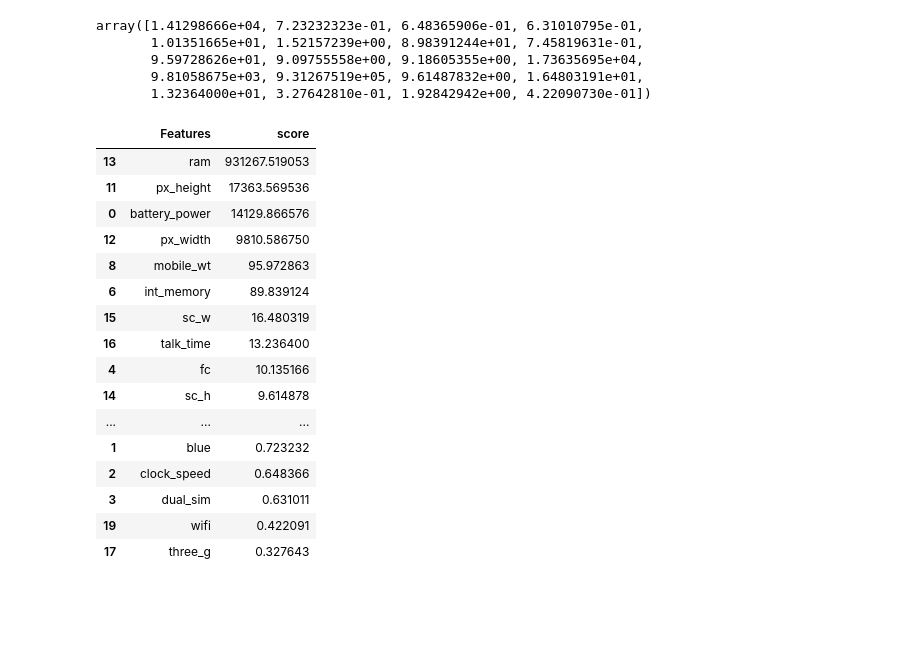
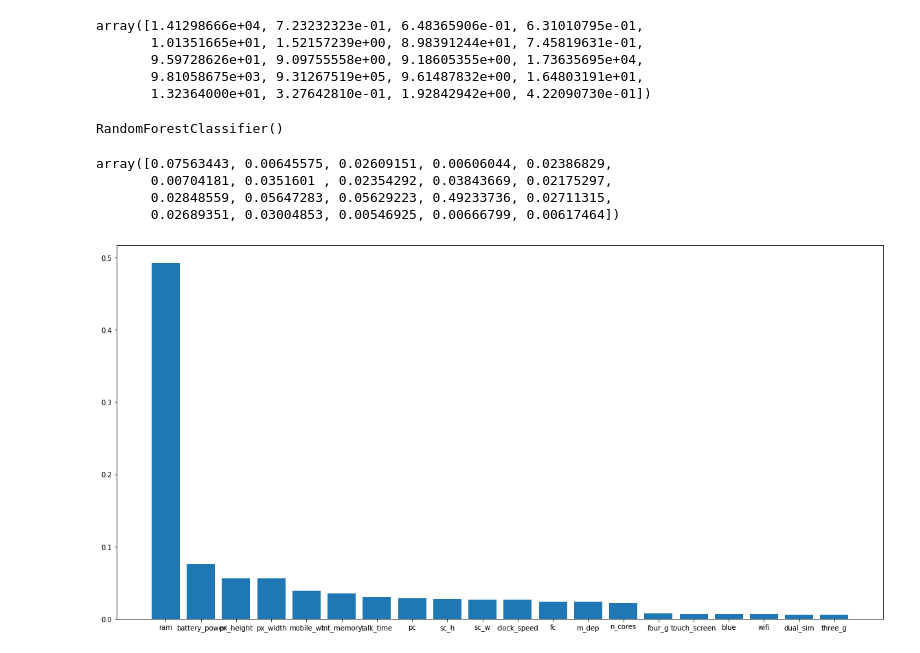
Before and after one commit to roboanonymous/Mobile_Price_Classification, a Jupyter notebook: Mobile Price Classification.ipynb, the cells around one changed output. Drawn from its saved outputs; the diff is of its cells as text; code cells hidden in the pictures; blank space fills up the shorter version.

```diff
--- a/Mobile Price Classification.ipynb
+++ b/Mobile Price Classification.ipynb
@@ -62,22 +63,4 @@ featurescores = pd.concat([dfcolumns, dfscores], axis=1)
 # %%
 featurescores.columns = ['Features', 'score']
 # %%
-featurescores.sort_values(by = 'score', ascending = False)
+feature_ten = featurescores.sort_values(by = 'score', ascending = False).head(10)['Features'].values
-# %% [output]
-|  | Features | score |
-| 13 | ram | 931267.519053 |
-| 11 | px_height | 17363.569536 |
-| 0 | battery_power | 14129.866576 |
-| 12 | px_width | 9810.586750 |
-| 8 | mobile_wt | 95.972863 |
-| 6 | int_memory | 89.839124 |
-| 15 | sc_w | 16.480319 |
-| 16 | talk_time | 13.236400 |
-| 4 | fc | 10.135166 |
-| 14 | sc_h | 9.614878 |
-| ... | ... | ... |
-| 1 | blue | 0.723232 |
-| 2 | clock_speed | 0.648366 |
-| 3 | dual_sim | 0.631011 |
-| 19 | wifi | 0.422091 |
-| 17 | three_g | 0.327643 |
@@ -83,0 +70,22 @@ featurescores.sort_values(by = 'score', ascending = False)
+# %%
+model = RandomForestClassifier()
+model.fit(x,y)
+# %% [output]
+RandomForestClassifier()
+# %%
+model.feature_importances_
+# %% [output]
+array([0.07563443, 0.00645575, 0.02609151, 0.00606044, 0.02386829,
+       0.00704181, 0.0351601 , 0.02354292, 0.03843669, 0.02175297,
+       0.02848559, 0.05647283, 0.05629223, 0.49233736, 0.02711315,
+       0.02689351, 0.03004853, 0.00546925, 0.00666799, 0.00617464])
+# %%
+featureImportance = pd.DataFrame(model.feature_importances_, index= x.columns, columns = ['Importance'])
+# %%
+featureImportance = featureImportance.sort_values(by = 'Importance' , ascending = False)
+# %%
+plt.figure(figsize= (20,10))
+plt.bar(featureImportance.index, featureImportance['Importance'])
+plt.show()
+# %% [output]
+[figure, added]
```
Also changed, not shown: parts of 12 cells of this notebook.
